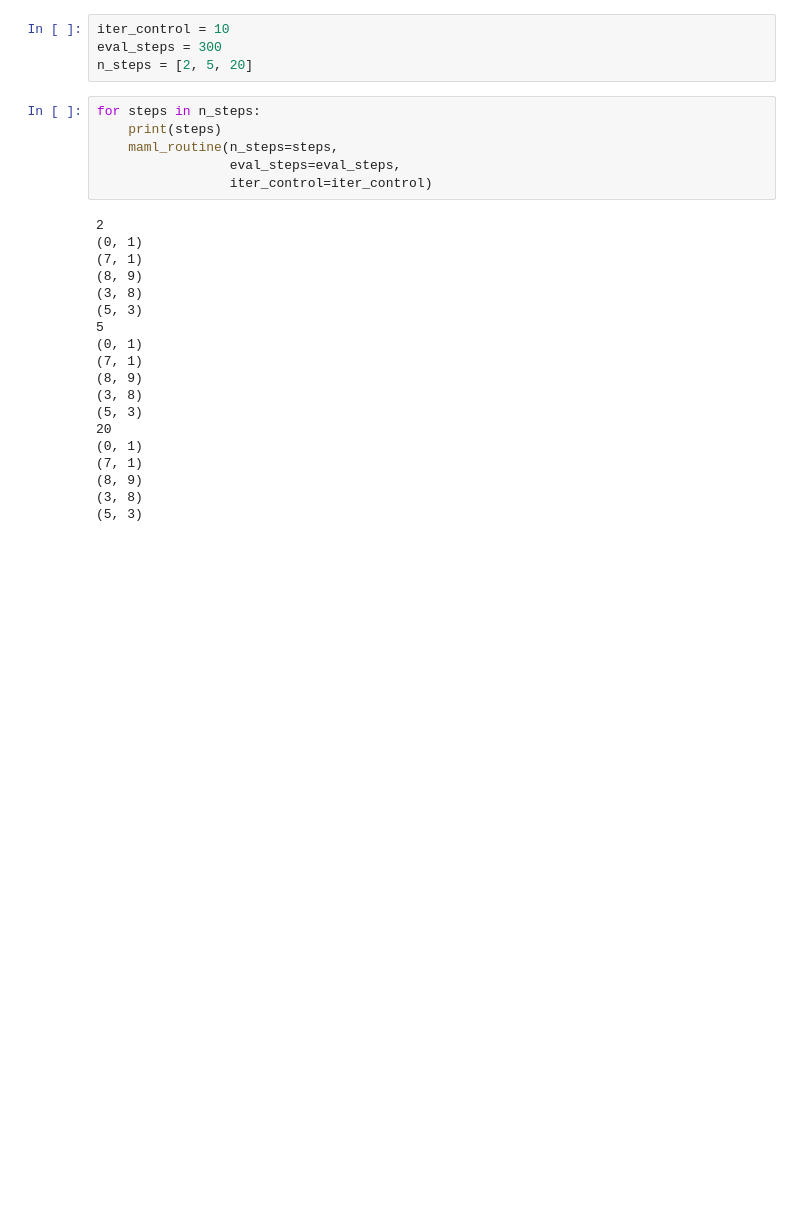
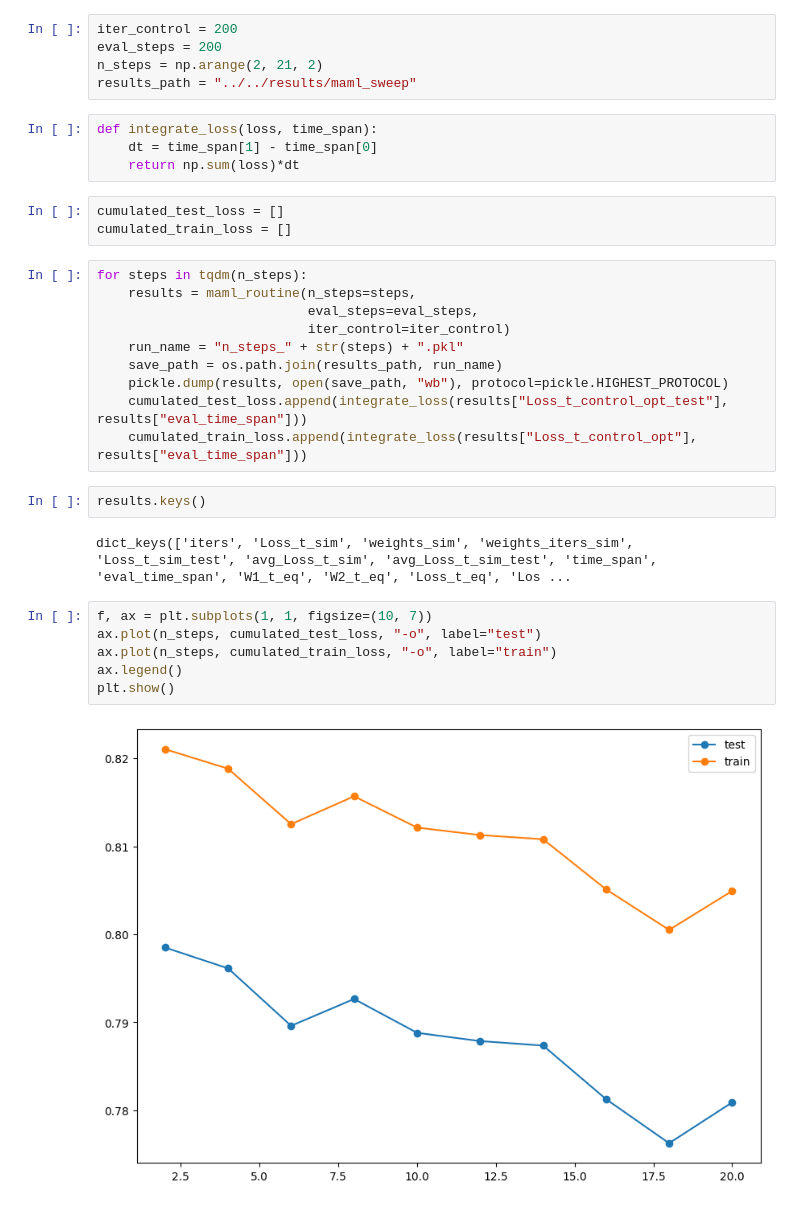
Before and after one commit to rodrigcd/neuromod, a Jupyter notebook: notebooks/MAML_experiments/maml_performance.ipynb, the cells around one changed output. Saved outputs shown, nothing was run; the diff lists cells and outputs as text; blank space fills up the shorter version.

Commit message:
cluster maml

```diff
--- a/notebooks/MAML_experiments/maml_performance.ipynb
+++ b/notebooks/MAML_experiments/maml_performance.ipynb
@@ -8,29 +11,34 @@ warnings.filterwarnings("ignore", category=UserWarning)
 # %%
-iter_control = 10
-eval_steps = 300
-n_steps = [2, 5, 20]
+iter_control = 200
+eval_steps = 200
+n_steps = np.arange(2, 21, 2)
+results_path = "../../results/maml_sweep"
+# %%
+def integrate_loss(loss, time_span):
+    dt = time_span[1] - time_span[0]
+    return np.sum(loss)*dt
+# %%
+cumulated_test_loss = []
+cumulated_train_loss = []
 # %%
-for steps in n_steps:
-    print(steps)
-    maml_routine(n_steps=steps,
-                 eval_steps=eval_steps,
-                 iter_control=iter_control)
+for steps in tqdm(n_steps):
+    results = maml_routine(n_steps=steps,
+                           eval_steps=eval_steps,
+                           iter_control=iter_control)
+    run_name = "n_steps_" + str(steps) + ".pkl"
+    save_path = os.path.join(results_path, run_name)
+    pickle.dump(results, open(save_path, "wb"), protocol=pickle.HIGHEST_PROTOCOL)
+    cumulated_test_loss.append(integrate_loss(results["Loss_t_control_opt_test"], results["eval_time_span"]))
+    cumulated_train_loss.append(integrate_loss(results["Loss_t_control_opt"], results["eval_time_span"]))
-# %% [output]
-2
-(0, 1)
-(7, 1)
-(8, 9)
-(3, 8)
-(5, 3)
-5
-(0, 1)
-(7, 1)
-(8, 9)
-(3, 8)
-(5, 3)
-20
-(0, 1)
-(7, 1)
-(8, 9)
-(3, 8)
-(5, 3)
+# %%
+results.keys()
+# %% [output]
+dict_keys(['iters', 'Loss_t_sim', 'weights_sim', 'weights_iters_sim', 'Loss_t_sim_test', 'avg_Loss_t_sim', 'avg_Loss_t_sim_test', 'time_span', 'eval_time_span', 'W1_t_eq', 'W2_t_eq', 'Loss_t_eq', 'Los ...
+# %%
+f, ax = plt.subplots(1, 1, figsize=(10, 7))
+ax.plot(n_steps, cumulated_test_loss, "-o", label="test")
+ax.plot(n_steps, cumulated_train_loss, "-o", label="train")
+ax.legend()
+plt.show()
+# %% [output]
+[figure, added]
```
Also changed, not shown: parts of 1 cell of this notebook, 6 other files.
